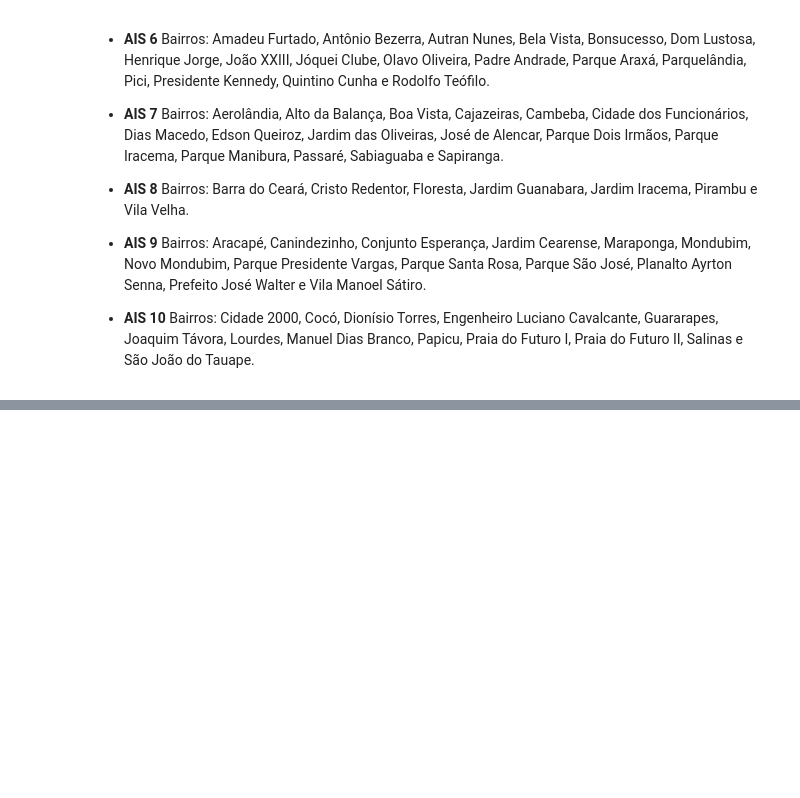
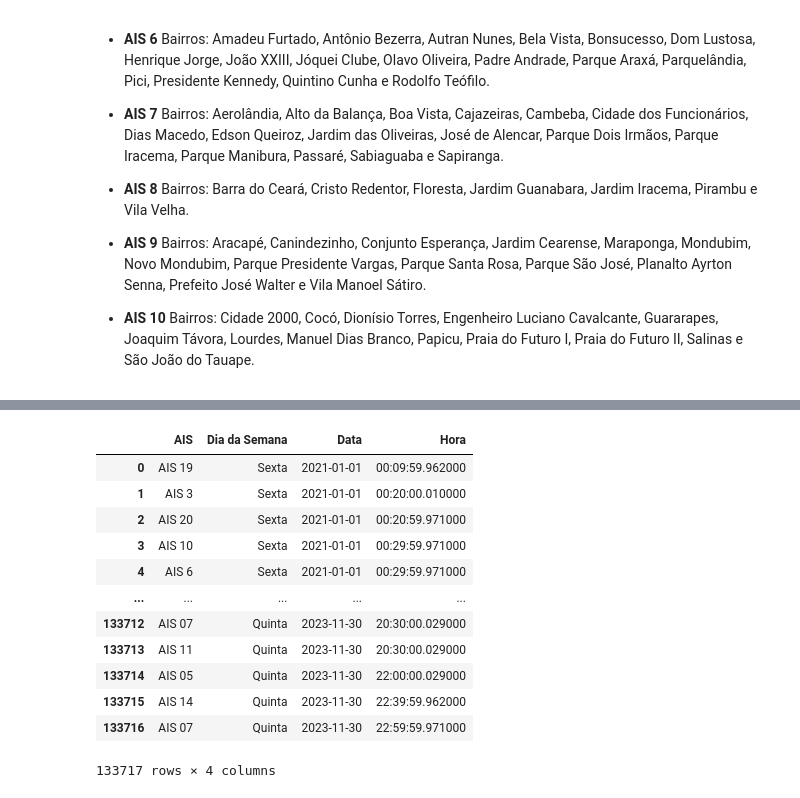
Before and after one commit to ronaldolg26/seguranca_publica_ce, a Jupyter notebook: Segurança_Pública_CE.ipynb, the cells around one changed output, grey strips where cells are left out. Cells and saved outputs as stored; diff of their text form; code cells hidden in the pictures; blank space fills up the shorter version.

```diff
--- a/Segurança_Pública_CE.ipynb
+++ b/Segurança_Pública_CE.ipynb
@@ -93,0 +142,16 @@ df_ARMAS
+# %%
+df_cvp
+# %% [output]
+|  | AIS | Dia da Semana | Data | Hora |
+| 0 | AIS 19 | Sexta | 2021-01-01 | 00:09:59.962000 |
+| 1 | AIS 3 | Sexta | 2021-01-01 | 00:20:00.010000 |
+| 2 | AIS 20 | Sexta | 2021-01-01 | 00:20:59.971000 |
+| 3 | AIS 10 | Sexta | 2021-01-01 | 00:29:59.971000 |
+| 4 | AIS 6 | Sexta | 2021-01-01 | 00:29:59.971000 |
+| ... | ... | ... | ... | ... |
+| 133712 | AIS 07 | Quinta | 2023-11-30 | 20:30:00.029000 |
+| 133713 | AIS 11 | Quinta | 2023-11-30 | 20:30:00.029000 |
+| 133714 | AIS 05 | Quinta | 2023-11-30 | 22:00:00.029000 |
+| 133715 | AIS 14 | Quinta | 2023-11-30 | 22:39:59.962000 |
+| 133716 | AIS 07 | Quinta | 2023-11-30 | 22:59:59.971000 |
+133717 rows × 4 columns
```
Also changed, not shown: parts of 92 cells of this notebook.
